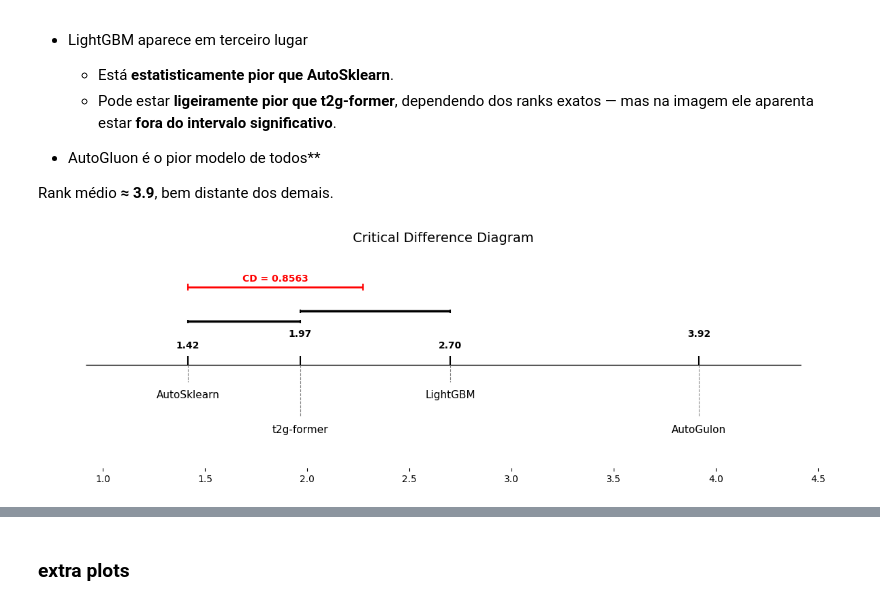
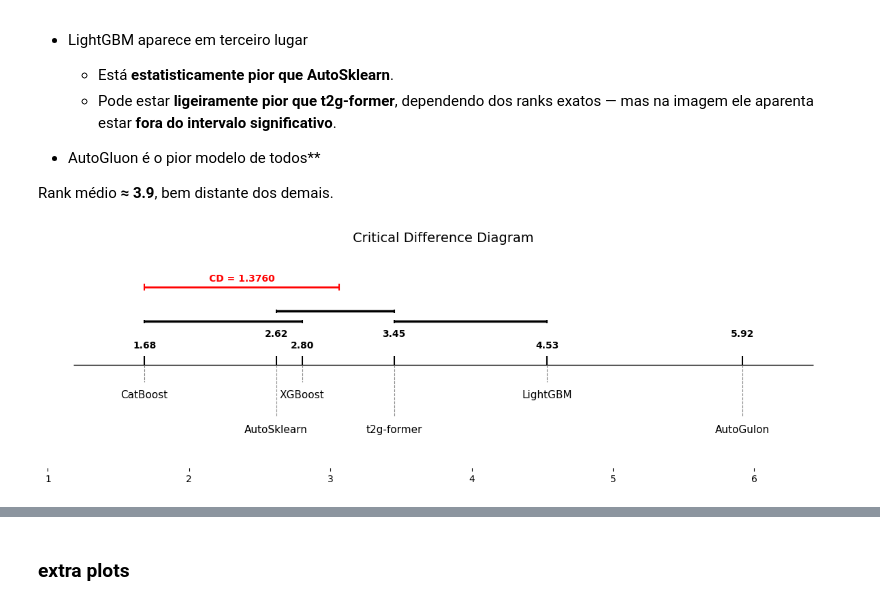
Before and after one commit to PaulaPerazzo/prj-am-t2g-former, a Jupyter notebook: statistic_analysis/notebook.ipynb, the cells around one changed output, grey strips where cells are left out. Drawn from its saved outputs; the diff is of its cells as text; code cells hidden in the pictures.

```diff
--- a/statistic_analysis/notebook.ipynb
+++ b/statistic_analysis/notebook.ipynb
@@ -149,7 +157,7 @@ Interpretação dos resultados:
 # %%
 # 4. NEMENYI POST-HOC
 
-q_alpha = 2.569   # para k=4 e alfa=0.05 (Tabela 5a)
+q_alpha = 2.850   # para k=4 e alfa=0.05 (Tabela 5a)
 CD = q_alpha * sqrt(k*(k+1)/(6*30))
 
 print("Nemenyi Critical Difference")
@@ -572,36 +635,38 @@ def plot_cd_diagram_adjusted(avg_ranks, cd, title="Critical Difference Diagram")
                         break
 
             if not collision:
                 break
 
             level += 1
 
         occupied_levels.append((left_val, right_val, level))
 
         y_pos = base_group_y + level * step_y
         ax.hlines(y_pos, left_val, right_val, color="black", linewidth=2.5)
         ax.vlines(left_val, y_pos - 0.01, y_pos + 0.01, color="black")
         ax.vlines(right_val, y_pos - 0.01, y_pos + 0.01, color="black")
 
     ax.set_yticks([])
     ax.spines['top'].set_visible(False)
     ax.spines['right'].set_visible(False)
     ax.spines['left'].set_visible(False)
     ax.spines['bottom'].set_visible(False)
     ax.set_title(title, fontsize=14, pad=20)
 
     plt.tight_layout()
     plt.show()
 
 avg_ranks = {
-    "AutoSklearn": 1.416667,
-    "t2g-former": 1.966667,
-    "LightGBM": 2.700000,
-    "AutoGulon": 3.916667
+    "AutoSklearn": 2.616667,
+    "t2g-former":  3.450000,
+    "LightGBM": 4.533333,
+    "AutoGulon":  5.916667,
+    "CatBoost": 1.683333,
+    "XGBoost": 2.800000
 }
 
-cd = 0.856333
+cd = 1.376
 
 plot_cd_diagram_adjusted(avg_ranks, cd)
 # %% [output]
-[figure, old version]
+[figure, new version]
```
Also changed, not shown: parts of 74 cells of this notebook, 4 other files.
